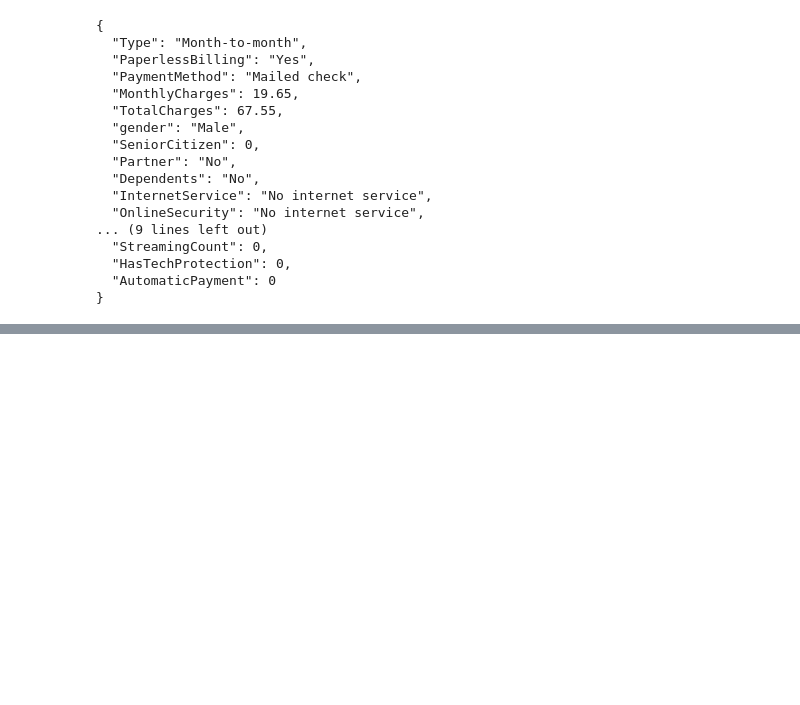
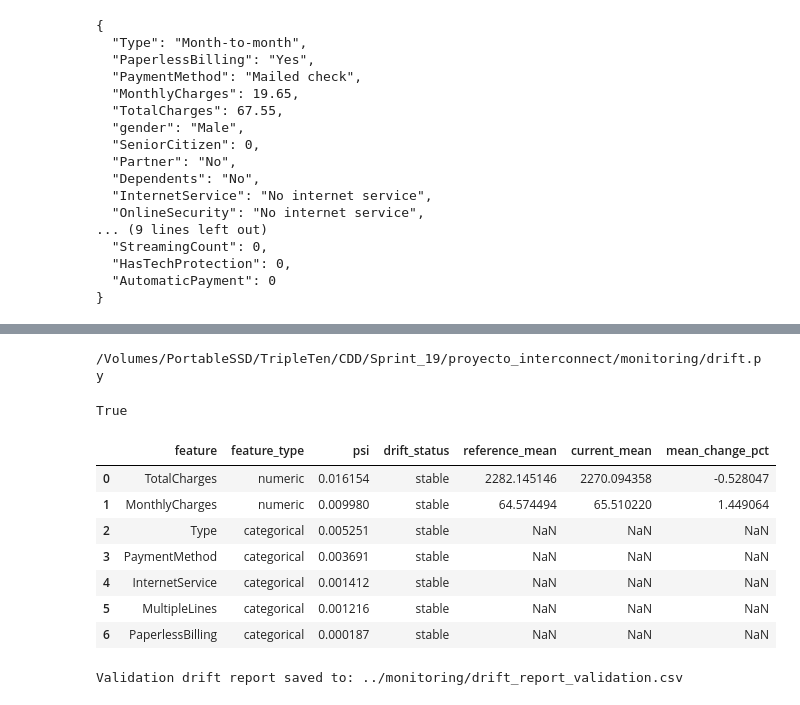
Before and after one commit to acj80/interconnect-churn-prediction, a Jupyter notebook: notebooks/03_preparacion_y_modelado.ipynb, the cells around one changed output, grey strips where cells are left out. Drawn from its saved outputs; the diff is of its cells as text; code cells hidden in the pictures; blank space fills up the shorter version.

Commit message:
Add model drift monitoring and dashboard integration

```diff
--- a/notebooks/03_preparacion_y_modelado.ipynb
+++ b/notebooks/03_preparacion_y_modelado.ipynb
@@ -7211,0 +7284,64 @@ print(
+# %%
+import importlib
+import monitoring.drift
+
+importlib.reload(
+    monitoring.drift
+)
+
+print(
+    monitoring.drift.__file__
+)
+# %% [output]
+/Volumes/PortableSSD/TripleTen/CDD/Sprint_19/proyecto_interconnect/monitoring/drift.py
+# %%
+hasattr(
+    monitoring.drift,
+    "generate_drift_report_from_profile",
+)
+# %% [output]
+True
+# %%
+from monitoring.drift import (
+    generate_drift_report_from_profile,
+    load_reference_profile,
+)
+
+
+loaded_reference_profile = load_reference_profile(
+    "../monitoring/reference_profile.json"
+)
+
+
+drift_report = generate_drift_report_from_profile(
+    profile=loaded_reference_profile,
+    current_df=X_test,
+)
+
+
+drift_report
+# %% [output]
+|  | feature | feature_type | psi | drift_status | reference_mean | current_mean | mean_change_pct |
+| 0 | TotalCharges | numeric | 0.016154 | stable | 2282.145146 | 2270.094358 | -0.528047 |
+| 1 | MonthlyCharges | numeric | 0.009980 | stable | 64.574494 | 65.510220 | 1.449064 |
+| 2 | Type | categorical | 0.005251 | stable | NaN | NaN | NaN |
+| 3 | PaymentMethod | categorical | 0.003691 | stable | NaN | NaN | NaN |
+| 4 | InternetService | categorical | 0.001412 | stable | NaN | NaN | NaN |
+| 5 | MultipleLines | categorical | 0.001216 | stable | NaN | NaN | NaN |
+| 6 | PaperlessBilling | categorical | 0.000187 | stable | NaN | NaN | NaN |
+# %%
+drift_report_path = (
+    "../monitoring/drift_report_validation.csv"
+)
+
+drift_report.to_csv(
+    drift_report_path,
+    index=False,
+)
+
+print(
+    "Validation drift report saved to:",
+    drift_report_path,
+)
+# %% [output]
+Validation drift report saved to: ../monitoring/drift_report_validation.csv
```
Also changed, not shown: parts of 7 cells of this notebook, 7 other files.
